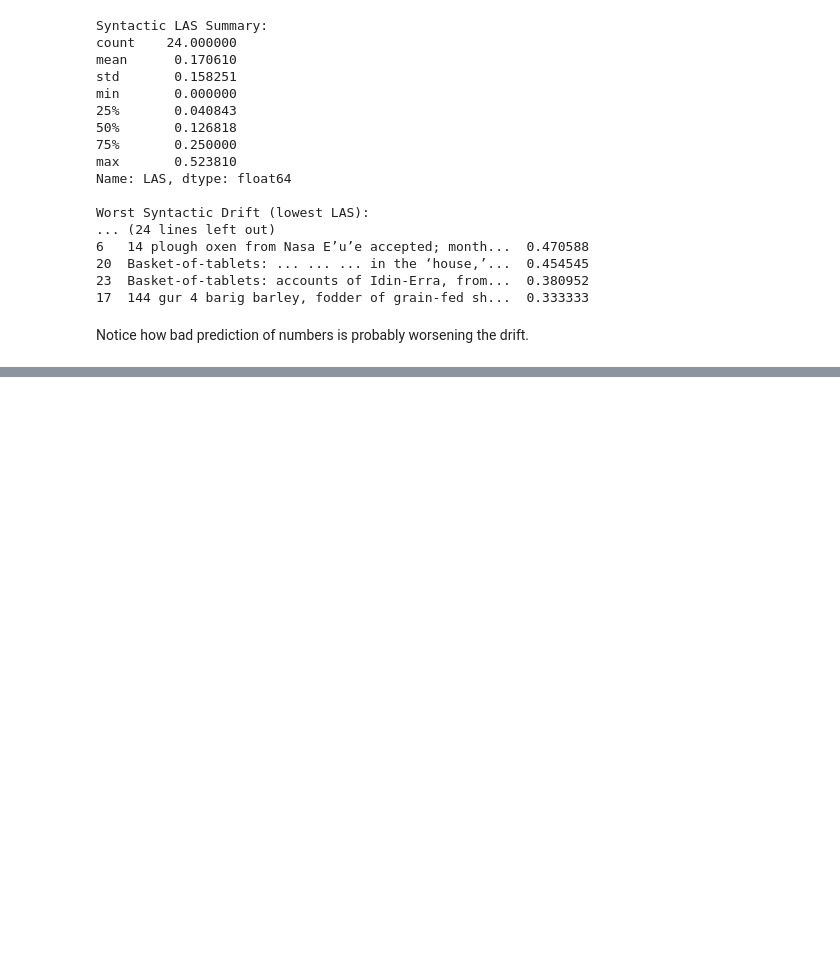
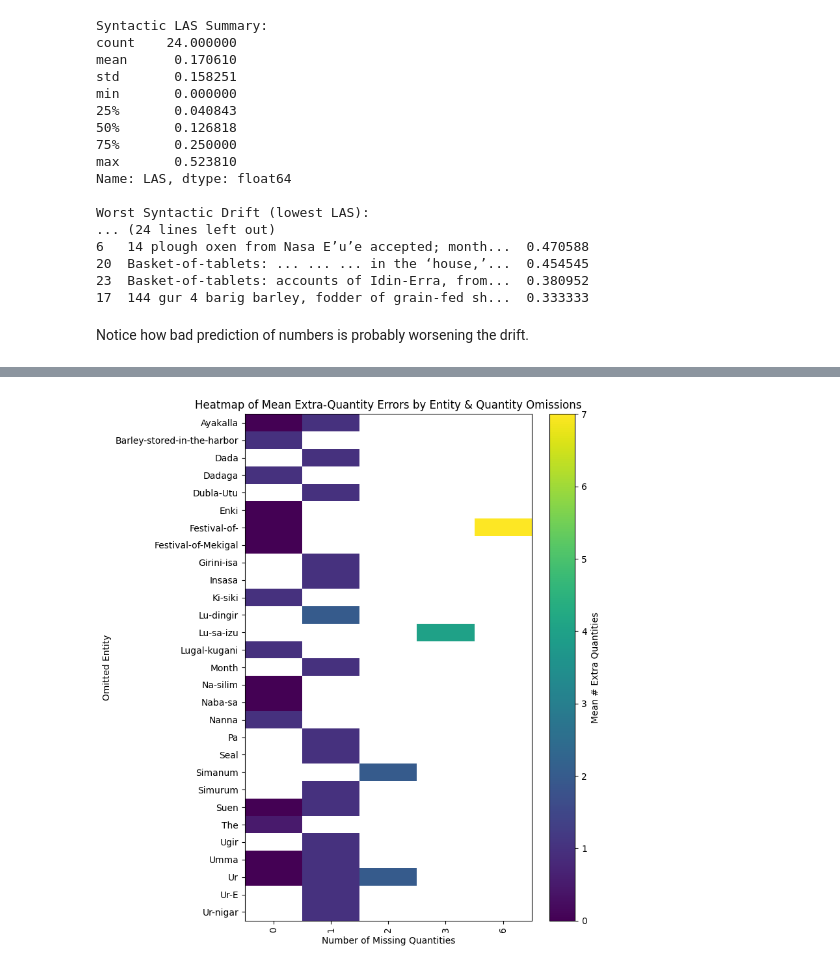
Before and after one commit to samusamu2/AI-project-SuBERT, a Jupyter notebook: AverageMetrics.ipynb, the cells around one changed output, grey strips where cells are left out. Cells and saved outputs as stored; diff of their text form; code cells hidden in the pictures; blank space fills up the shorter version.

```diff
--- a/AverageMetrics.ipynb
+++ b/AverageMetrics.ipynb
@@ -250,0 +360,23 @@ Notice how bad prediction of numbers is probably worsening the drift.
+# %%
+import numpy as np
+
+ent = df.explode('missing_entities').dropna(subset=['missing_entities'])
+pivot = ent.pivot_table(
+    index='missing_entities',
+    columns='num_missing_quantities',
+    values='num_extra_quantities',
+    aggfunc='mean'
+)
+
+plt.figure(figsize=(8, max(4, len(pivot)*0.3)))
+plt.imshow(pivot.values, aspect='auto')
+plt.xticks(np.arange(pivot.shape[1]), pivot.columns, rotation=90)
+plt.yticks(np.arange(pivot.shape[0]), pivot.index)
+plt.xlabel("Number of Missing Quantities")
+plt.ylabel("Omitted Entity")
+plt.title("Heatmap of Mean Extra-Quantity Errors by Entity & Quantity Omissions")
+plt.colorbar(label="Mean # Extra Quantities")
+plt.tight_layout()
+plt.show()
+# %% [output]
+[figure, added]
```
Also changed, not shown: parts of 1 cell of this notebook.
